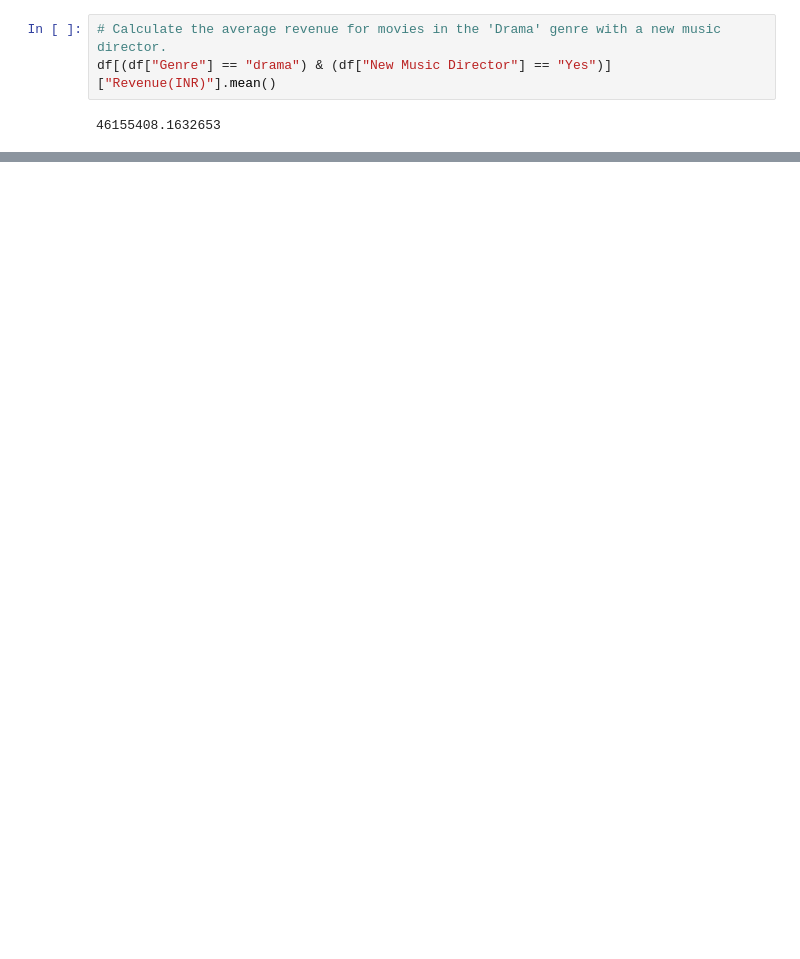
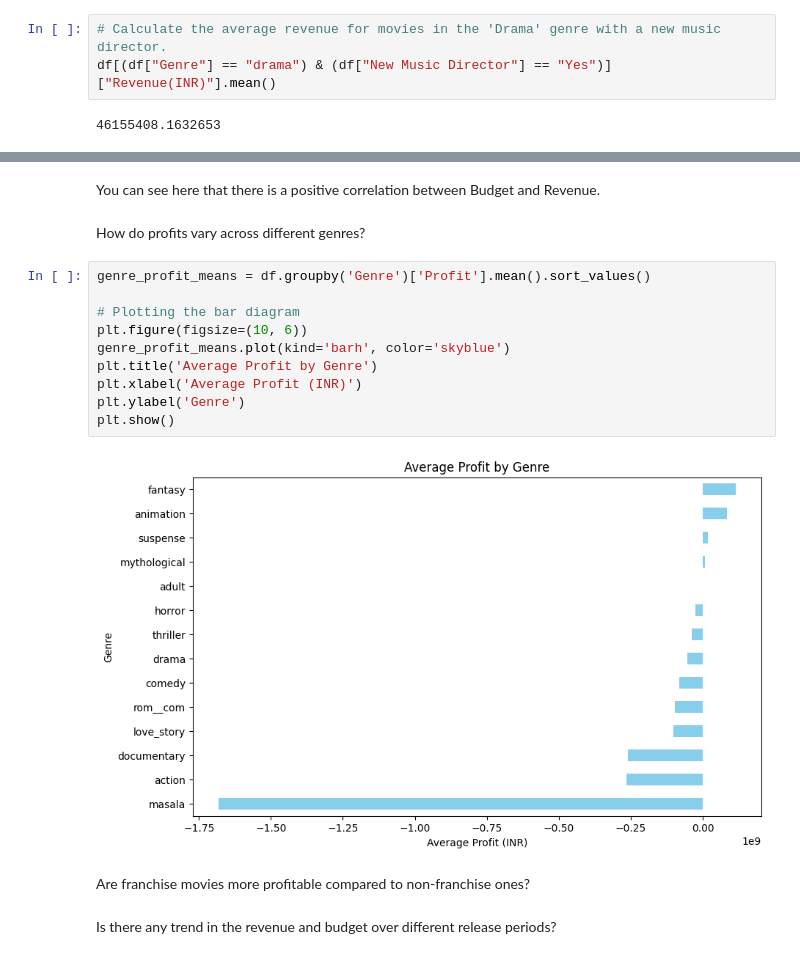
Before and after one commit to rahulbhoyar1995/Kaggle-Data-Analysis-Projects, a Jupyter notebook: bollywood-movies-dataset-analysis.ipynb, the cells around one changed output, grey strips where cells are left out. Saved outputs shown, nothing was run; the diff lists cells and outputs as text; blank space fills up the shorter version.

```diff
--- a/bollywood-movies-dataset-analysis.ipynb
+++ b/bollywood-movies-dataset-analysis.ipynb
@@ -373,0 +488,20 @@ How accurate is your predictive model, and which features contribute the most to
+# %% [markdown]
+You can see here that there is a positive correlation between Budget and Revenue.
+# %% [markdown]
+How do profits vary across different genres?
+# %%
+genre_profit_means = df.groupby('Genre')['Profit'].mean().sort_values()
+
+# Plotting the bar diagram
+plt.figure(figsize=(10, 6))
+genre_profit_means.plot(kind='barh', color='skyblue')
+plt.title('Average Profit by Genre')
+plt.xlabel('Average Profit (INR)')
+plt.ylabel('Genre')
+plt.show()
+# %% [output]
+[figure, added]
+# %% [markdown]
+Are franchise movies more profitable compared to non-franchise ones?
+# %% [markdown]
+Is there any trend in the revenue and budget over different release periods?
```
Also changed, not shown: parts of 20 cells of this notebook.
